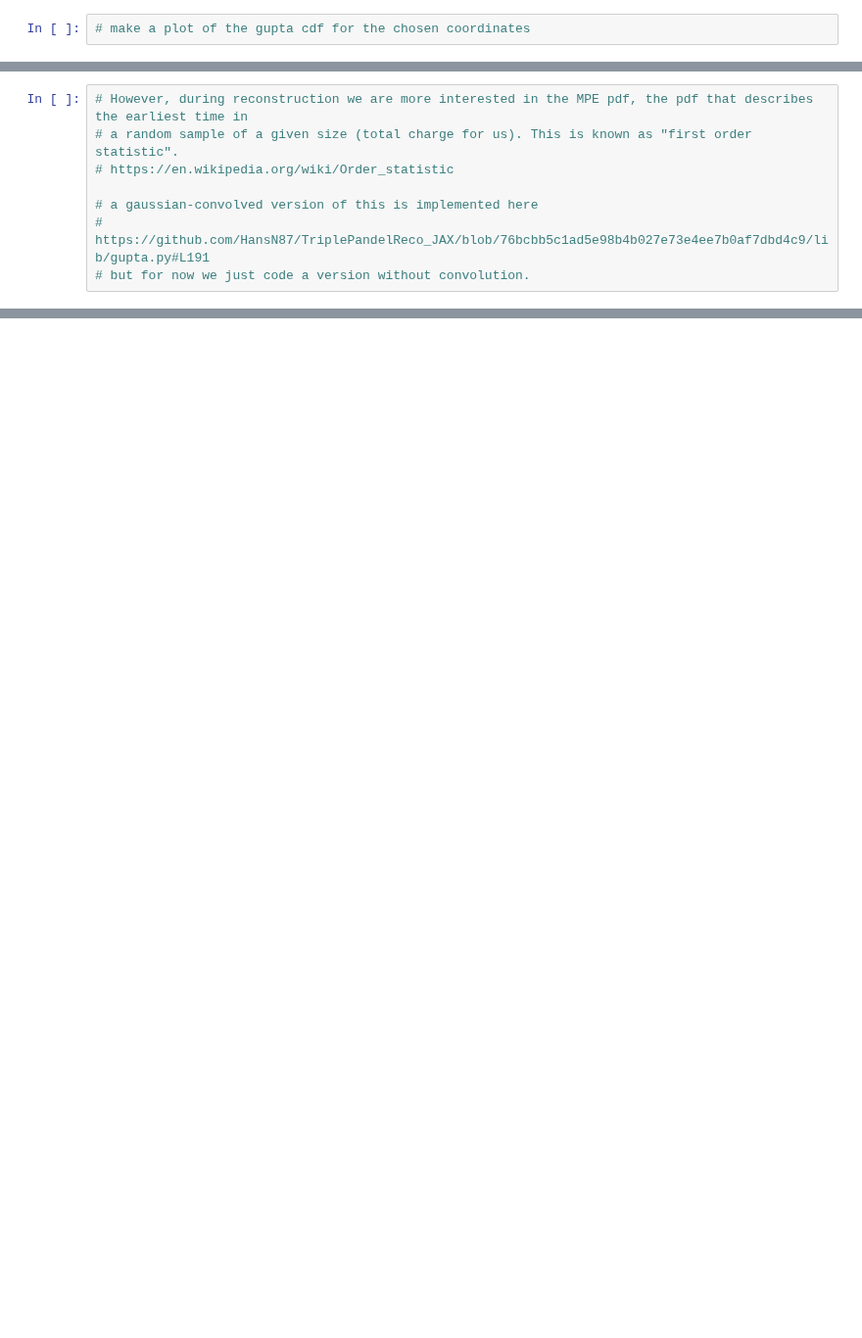
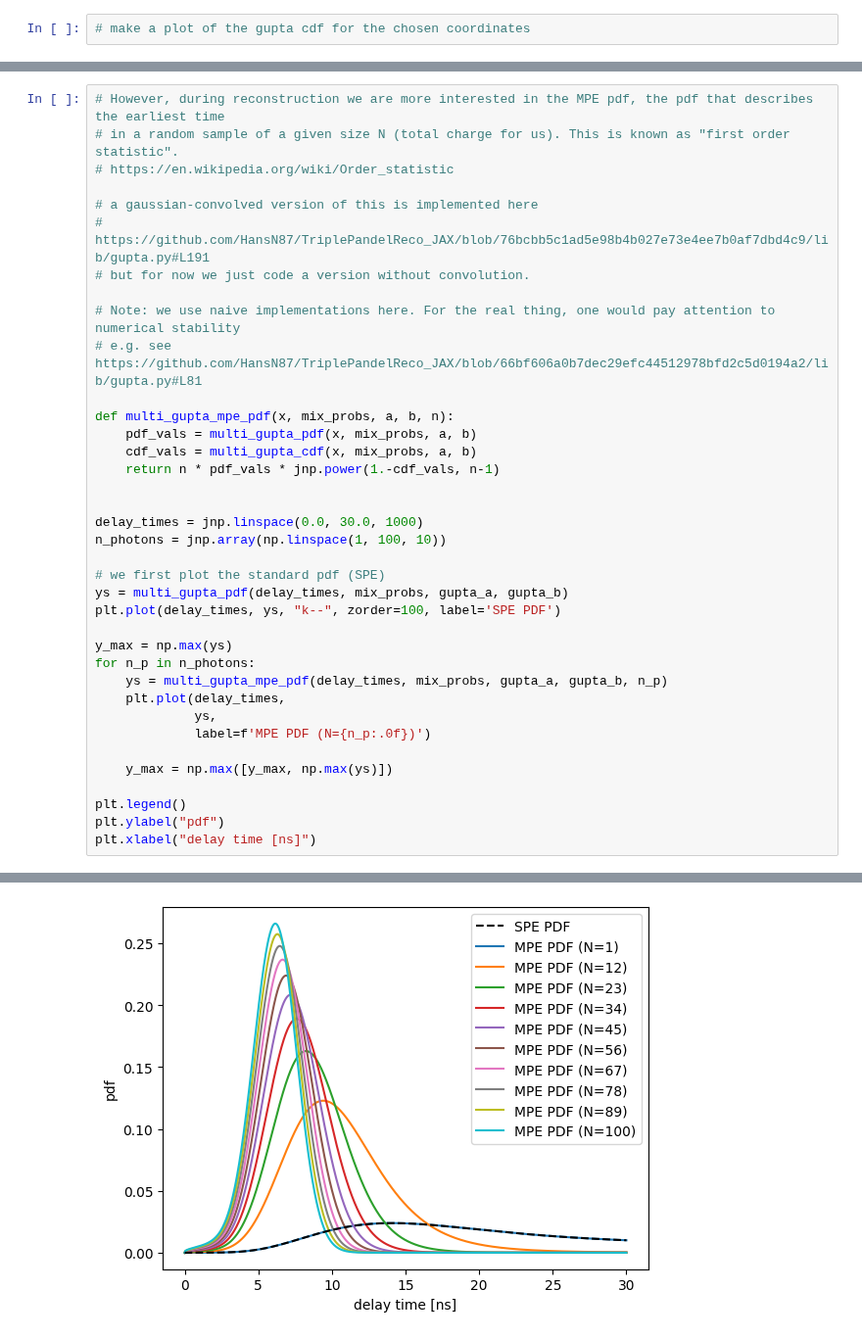
Before and after one commit to rishibbdb/TPN_DeV, a Jupyter notebook: examples/notebooks/convolving_gupta_mixture_w_gaussian.ipynb, the cells around one changed output, grey strips where cells are left out. Shown at 98% size. Cells and saved outputs as stored; diff of their text form; blank space fills up the shorter version.

```diff
--- a/examples/notebooks/convolving_gupta_mixture_w_gaussian.ipynb
+++ b/examples/notebooks/convolving_gupta_mixture_w_gaussian.ipynb
@@ -89,8 +95,38 @@ plt.ylim([0.0, 1.0])
 # %%
-# However, during reconstruction we are more interested in the MPE pdf, the pdf that describes the earliest time in
-# a random sample of a given size (total charge for us). This is known as "first order statistic".
+# However, during reconstruction we are more interested in the MPE pdf, the pdf that describes the earliest time
+# in a random sample of a given size N (total charge for us). This is known as "first order statistic".
 # https://en.wikipedia.org/wiki/Order_statistic
 
 # a gaussian-convolved version of this is implemented here
 # https://github.com/HansN87/TriplePandelReco_JAX/blob/76bcbb5c1ad5e98b4b027e73e4ee7b0af7dbd4c9/lib/gupta.py#L191
 # but for now we just code a version without convolution.
+
+# Note: we use naive implementations here. For the real thing, one would pay attention to numerical stability
+# e.g. see https://github.com/HansN87/TriplePandelReco_JAX/blob/66bf606a0b7dec29efc44512978bfd2c5d0194a2/lib/gupta.py#L81
+
+def multi_gupta_mpe_pdf(x, mix_probs, a, b, n):
+    pdf_vals = multi_gupta_pdf(x, mix_probs, a, b)
+    cdf_vals = multi_gupta_cdf(x, mix_probs, a, b)
+    return n * pdf_vals * jnp.power(1.-cdf_vals, n-1)
+
+
+delay_times = jnp.linspace(0.0, 30.0, 1000)
+n_photons = jnp.array(np.linspace(1, 100, 10))
+
+# we first plot the standard pdf (SPE)
+ys = multi_gupta_pdf(delay_times, mix_probs, gupta_a, gupta_b)
+plt.plot(delay_times, ys, "k--", zorder=100, label='SPE PDF')
+
+y_max = np.max(ys)
+for n_p in n_photons:
+    ys = multi_gupta_mpe_pdf(delay_times, mix_probs, gupta_a, gupta_b, n_p)
+    plt.plot(delay_times,
+             ys,
+             label=f'MPE PDF (N={n_p:.0f})')
+
+    y_max = np.max([y_max, np.max(ys)])
+
+plt.legend()
+plt.ylabel("pdf")
+plt.xlabel("delay time [ns]")
+# %% [output]
@@ -96,0 +134 @@ plt.ylim([0.0, 1.0])
+[figure, added]
```
Also changed, not shown: parts of 10 cells of this notebook.
